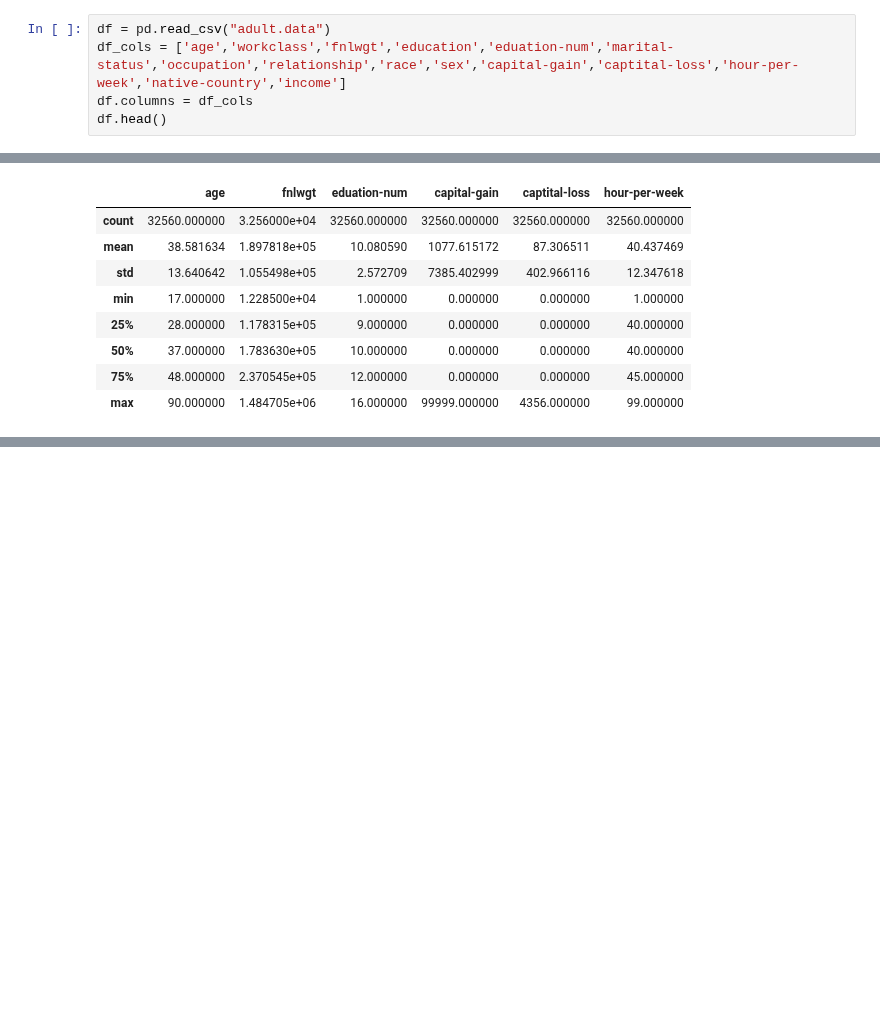
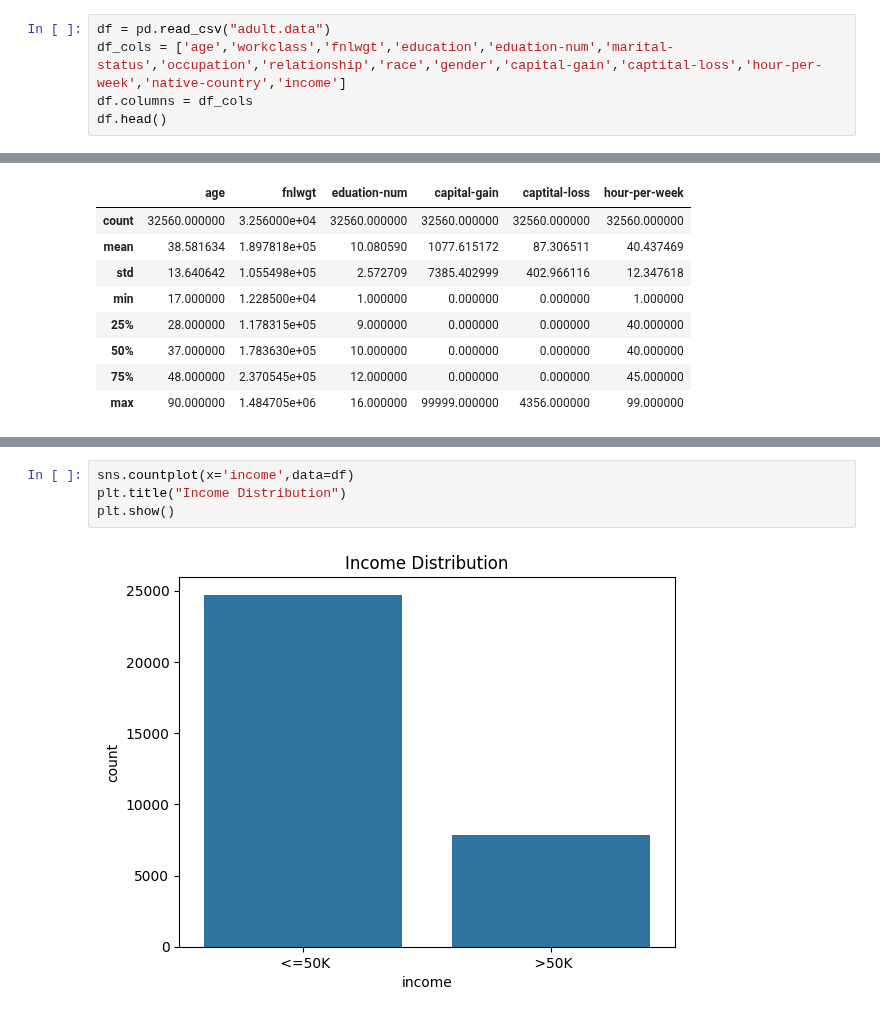
Before and after one commit to ZainabManzoorr/Adult-income, a Jupyter notebook: load_data.ipynb, the cells around one changed output, grey strips where cells are left out. Saved outputs shown, nothing was run; the diff lists cells and outputs as text; blank space fills up the shorter version.

Commit message:
loaded data

```diff
--- a/load_data.ipynb
+++ b/load_data.ipynb
@@ -5,7 +5,7 @@ import matplotlib.pyplot as plt
 import seaborn as sns
 # %%
 df = pd.read_csv("adult.data")
-df_cols = ['age','workclass','fnlwgt','education','eduation-num','marital-status','occupation','relationship','race','sex','capital-gain','captital-loss','hour-per-week','native-country','income']
+df_cols = ['age','workclass','fnlwgt','education','eduation-num','marital-status','occupation','relationship','race','gender','capital-gain','captital-loss','hour-per-week','native-country','income']
 df.columns = df_cols
 df.head()
 # %% [output]
@@ -49,0 +80,6 @@ df.describe()
+# %%
+sns.countplot(x='income',data=df)
+plt.title("Income Distribution")
+plt.show()
+# %% [output]
+[figure, added]
```
Also changed, not shown: parts of 8 cells of this notebook.
